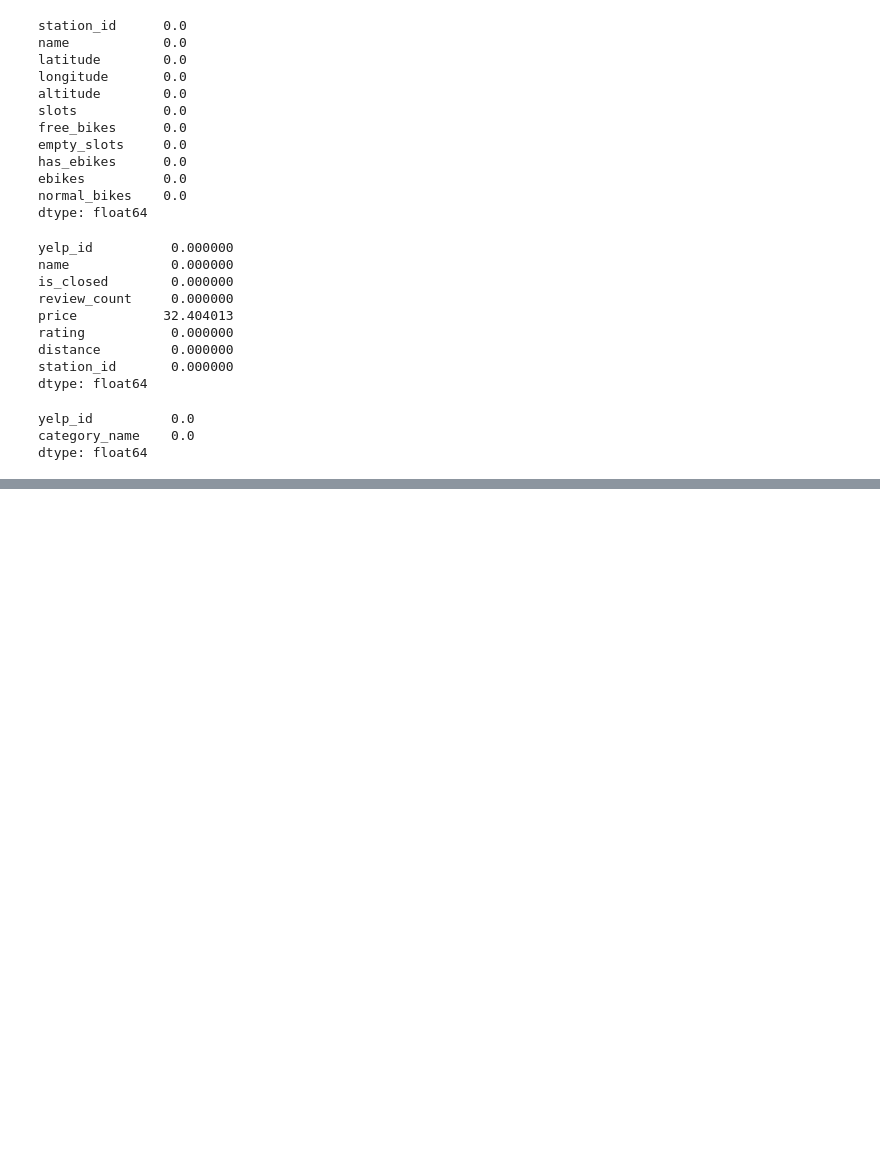
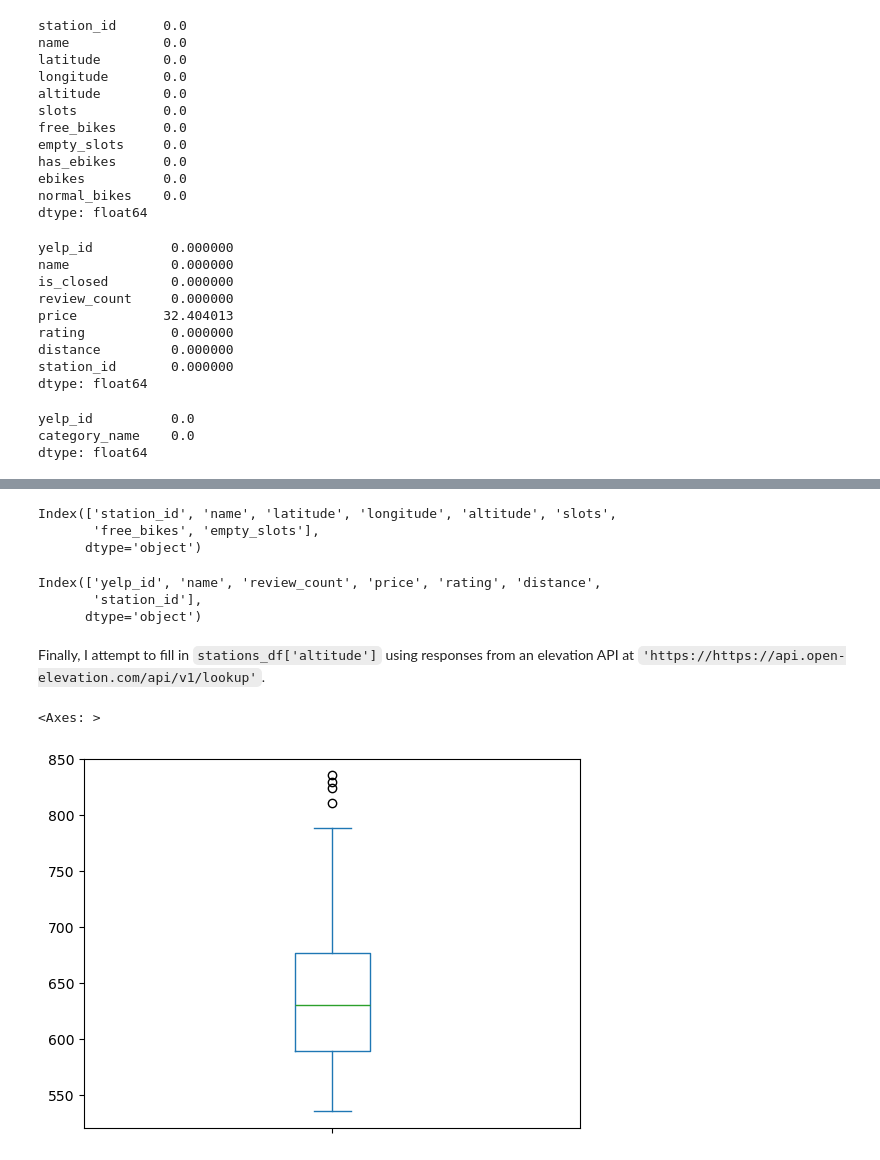
Before and after one commit to harnettd/stat-modelling-with-python, a Jupyter notebook: notebooks/yelp_foursquare_EDA.ipynb, the cells around one changed output, grey strips where cells are left out. Cells and saved outputs as stored; diff of their text form; code cells hidden in the pictures; blank space fills up the shorter version.

```diff
--- a/notebooks/yelp_foursquare_EDA.ipynb
+++ b/notebooks/yelp_foursquare_EDA.ipynb
@@ -849,0 +923,46 @@ I conclude that the only column with missing values is prices of yelp_places_df:
+# %%
+stations_df.drop(['ebikes', 'has_ebikes', 'normal_bikes'], axis='columns', inplace=True)
+stations_df.columns
+# %% [output]
+Index(['station_id', 'name', 'latitude', 'longitude', 'altitude', 'slots',
+       'free_bikes', 'empty_slots'],
+      dtype='object')
+# %%
+yelp_places_df.drop('is_closed', axis='columns', inplace=True)
+yelp_places_df.columns
+# %% [output]
+Index(['yelp_id', 'name', 'review_count', 'price', 'rating', 'distance',
+       'station_id'],
+      dtype='object')
+# %% [markdown]
+Finally, I attempt to fill in `stations_df['altitude']` using responses from an elevation API at `'https://https://api.open-elevation.com/api/v1/lookup'`.
+# %%
+def get_altitude(latitude: float, longitude: float) -> float:
+    """
+    Return the altitude (in m) corresponding to a (latitude, longitude) pair.
+
+    Usage examples:
+    >>> get_altitude(-33.428334, -70.627312)
+    599.0
+    """
+    url = 'https://api.open-elevation.com/api/v1/lookup'
+    params = {'locations': f'{latitude}, {longitude}'}
+    headers = {'accept': 'application/json'}
+
+    response = get(url=url, params=params, headers=headers)
+
+    if response is None:
+        return np.nan
+
+    return response.json()['results'][0]['elevation']
+# %%
+altitudes = []
+for row in range(stations_df.shape[0]):
+    lat_long = stations_df.loc[row, ['latitude', 'longitude']].to_list()
+    altitudes.append(get_altitude(*lat_long))
+altitudes_ser = pd.Series(altitudes, index=stations_df.index)
+# %%
+altitudes_ser.plot.box()
+# %% [output]
+<Axes: >
+[figure, added]
```
Also changed, not shown: parts of 61 cells of this notebook, 3 other files.
